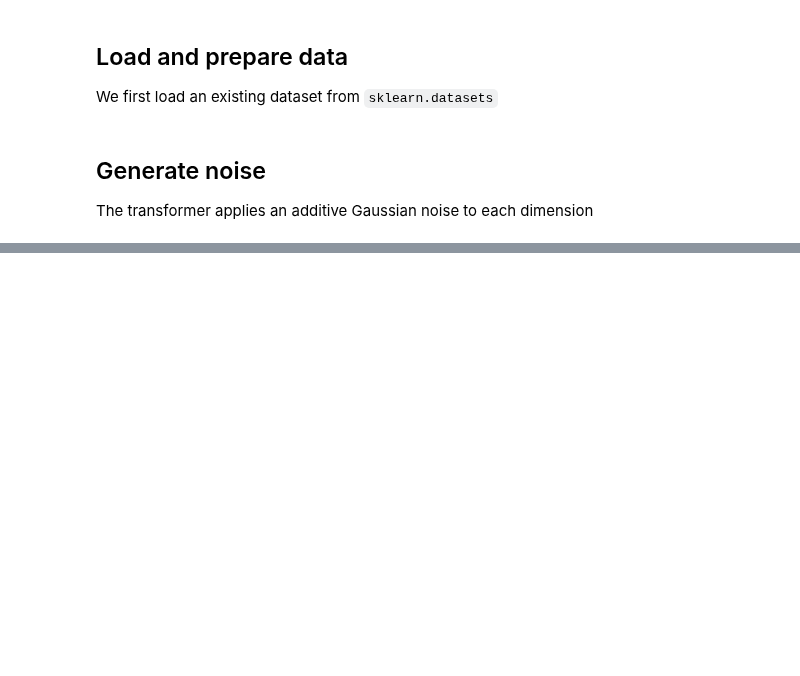
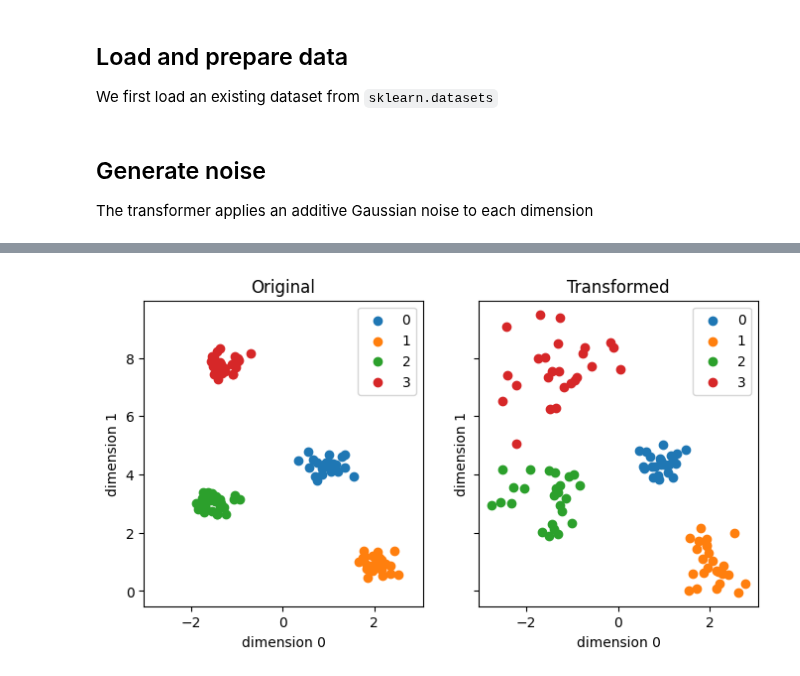
Before and after one commit to Fraunhofer-IESE/badgers, a Jupyter notebook: docs/tutorials/Noise-Tabular-Data.ipynb, the cells around one changed output, grey strips where cells are left out. Cells and saved outputs as stored; diff of their text form; code cells hidden in the pictures; blank space fills up the shorter version.

```diff
--- a/docs/tutorials/Noise-Tabular-Data.ipynb
+++ b/docs/tutorials/Noise-Tabular-Data.ipynb
@@ -45,0 +52,7 @@ fig, axes = plot_noise(X, y, Xt)
+# %%
+trf = GaussianNoiseClassesGenerator(noise_std_per_class={0:0.1, 1:0.2, 2:0.3, 3:0.4})
+Xt, yt = trf.generate(X.copy(), y)
+# %%
+fig, axes = plot_noise(X, y, Xt, yt)
+# %% [output]
+[figure, added]
```
Also changed, not shown: parts of 5 cells of this notebook, 5 other files.
